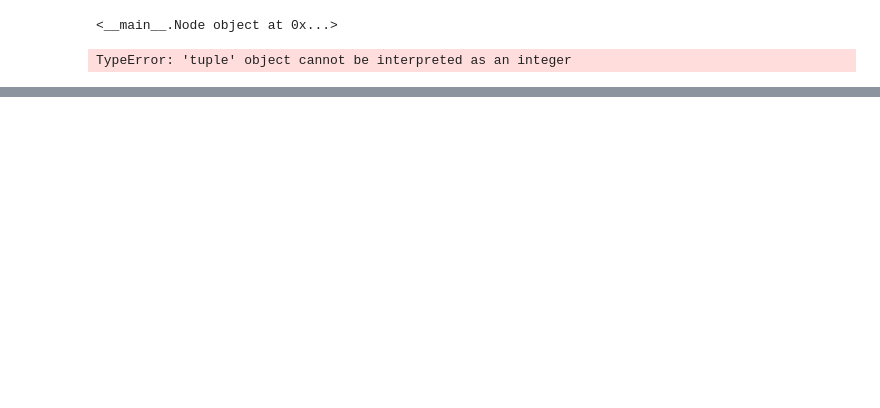
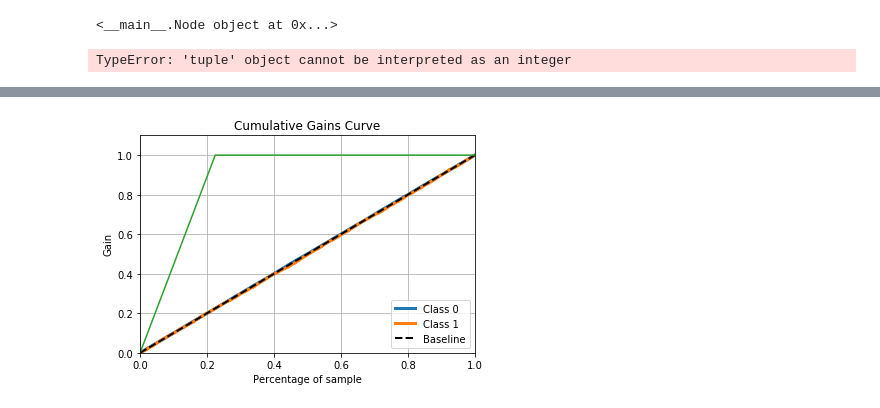
Before and after one commit to jkismul/MachineLearning, a Jupyter notebook: scr2/work_in_progress/Project2.ipynb, the cells around one changed output, grey strips where cells are left out. Cells and saved outputs as stored; diff of their text form; code cells hidden in the pictures; blank space fills up the shorter version.

```diff
--- a/scr2/work_in_progress/Project2.ipynb
+++ b/scr2/work_in_progress/Project2.ipynb
@@ -519,0 +1023,20 @@ TypeError: 'tuple' object cannot be interpreted as an integer
+# %%
+# print(yTest)
+# print(Y_test_hat)
+print(np.mean(Y_test_hat))
+def convert_prob_into_class2(probs):
+                    probs_ = np.copy(probs)
+                    p=0.221199
+                    probs_[probs_ > p] = 1
+                    probs_[probs_ <= p] = 0
+                    return probs_
+Y_test_binaried = convert_prob_into_class2(Y_test_hat)
+Y_test_binaried = Y_test_binaried.reshape(Y_test_binaried.shape[1])
+yTest = yTest.reshape(yTest.shape[0])
+# print(np.shape(Y_test_binaried),np.shape(yTest))
+forvirring = sklearn.metrics.confusion_matrix(yTest, Y_test_binaried, labels=None, sample_weight=None)
+print(forvirring)
+print(np.shape(Y_test_binaried),np.shape(yTest))
+# print(get_accuracy_value2(yTest.T,Y_test_hat.T))
+print(Accuracy(yTest,Y_test_binaried))
+print(Accuracy(yTest,zerot))
@@ -519,0 +1138,70 @@ TypeError: 'tuple' object cannot be interpreted as an integer
+# %%
+defaults = sum(yTest == 1)
+total = len(yTest)
+defaultRate = defaults/total
+
+def bestCurve(defaults, total, defaultRate):
+    x = np.linspace(0, 1, total)
+
+    y1 = np.linspace(0, 1, defaults)
+    y2 = np.ones(total-defaults)
+    y3 = np.concatenate([y1,y2])
+    return x, y3
+
+
+
+
+cumul = np.zeros(len(y_thing)+1)
+y_two = np.zeros(len(y_thing))
+for i in range(len(y_thing)):
+    y_two[i] = 1-y_thing[i]
+y_T = np.c_[y_two,y_thing]
+
+y_two2 = np.zeros(len(y_thing_self))
+for i in range(len(y_thing_self)):
+    y_two2[i] = 1-y_thing_self[i]
+y_T2 = np.c_[y_two2,y_thing_self]
+#     if y_thing[i] == 1:
+#         cumul[i+1] = cumul[i]+1
+#     else:
+#         cumul[i+1] = cumul[i]
+# c = 0
+# for i  in range(len(yTest)):
+#     if yTest[i]==1:
+#         c+=1
+# print(c)
+
+# c = 0
+# for i  in range(len(yTest)):
+#     if y_thing[i]==1:
+#         c+=1
+# print(c)
+import scikitplot as skplt
+# print(np.shape(yTest.ravel()),np.shape(y_thing))
+y_t = y_thing.reshape(len(y_thing))
+# print(np.shape(y_t))
+import matplotlib.pyplot as plt
+
+plt.figure()
+skplt.metrics.plot_cumulative_gain(yTest.ravel(), y_T2)
+x, best = bestCurve(defaults=defaults, total=total, defaultRate=defaultRate)
+# plt.figure()
+plt.plot(x, best)
+plt.ylim(top=1.1)
+plt.show()
+print(sklearn.metrics.roc_auc_score(yTest, y_thing_self))
+plt.figure()
+skplt.metrics.plot_cumulative_gain(yTest.ravel(), y_T)
+
+# plt.plot(cumul)
+
+
+
+x, best = bestCurve(defaults=defaults, total=total, defaultRate=defaultRate)
+# plt.figure()
+plt.plot(x, best)
+plt.ylim(top=1.1)
+plt.show()
+
+print(sklearn.metrics.roc_auc_score(yTest, y_thing))
+# %% [output]
@@ -519,0 +1212 @@ TypeError: 'tuple' object cannot be interpreted as an integer
+[figure, added]
```
Also changed, not shown: parts of 42 cells of this notebook.
